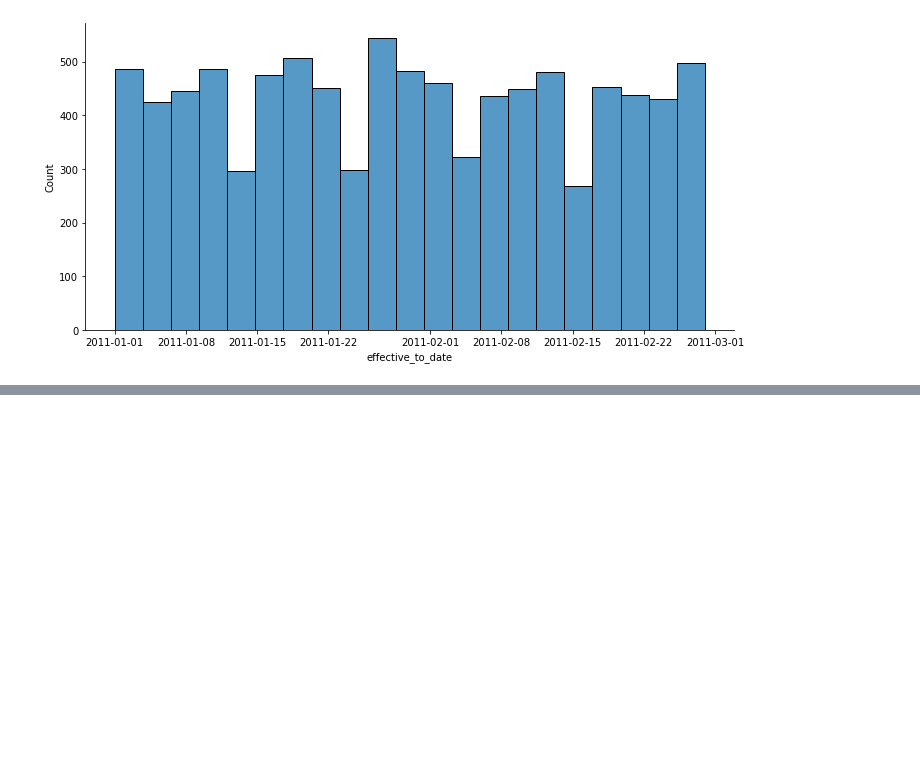
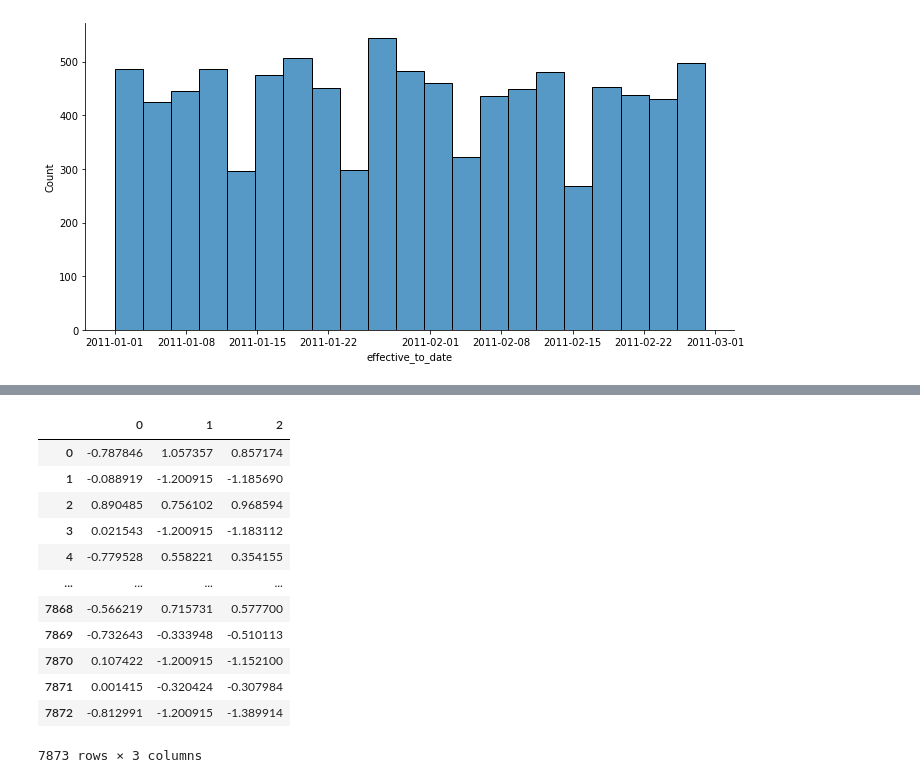
Before and after one commit to johanayf/lab-cleaning-numerical-data, a Jupyter notebook: files_for_lab/Lab | Logistic Regression.ipynb, the cells around one changed output, grey strips where cells are left out. Drawn from its saved outputs; the diff is of its cells as text; code cells hidden in the pictures; blank space fills up the shorter version.

```diff
--- a/files_for_lab/Lab | Logistic Regression.ipynb
+++ b/files_for_lab/Lab | Logistic Regression.ipynb
@@ -361,0 +393,21 @@ plt.show()
+# %%
+##Normalize the continuous variables. You can use any one method you want.
+from sklearn.preprocessing import StandardScaler
+transformer = StandardScaler().fit(continuous_df_clean)
+continuous_df_clean_standardized = pd.DataFrame(transformer.transform(continuous_df_clean))
+# %%
+continuous_df_clean_standardized
+# %% [output]
+|  | 0 | 1 | 2 |
+| 0 | -0.787846 | 1.057357 | 0.857174 |
+| 1 | -0.088919 | -1.200915 | -1.185690 |
+| 2 | 0.890485 | 0.756102 | 0.968594 |
+| 3 | 0.021543 | -1.200915 | -1.183112 |
+| 4 | -0.779528 | 0.558221 | 0.354155 |
+| ... | ... | ... | ... |
+| 7868 | -0.566219 | 0.715731 | 0.577700 |
+| 7869 | -0.732643 | -0.333948 | -0.510113 |
+| 7870 | 0.107422 | -1.200915 | -1.152100 |
+| 7871 | 0.001415 | -0.320424 | -0.307984 |
+| 7872 | -0.812991 | -1.200915 | -1.389914 |
+7873 rows × 3 columns
```
Also changed, not shown: parts of 10 cells of this notebook.
